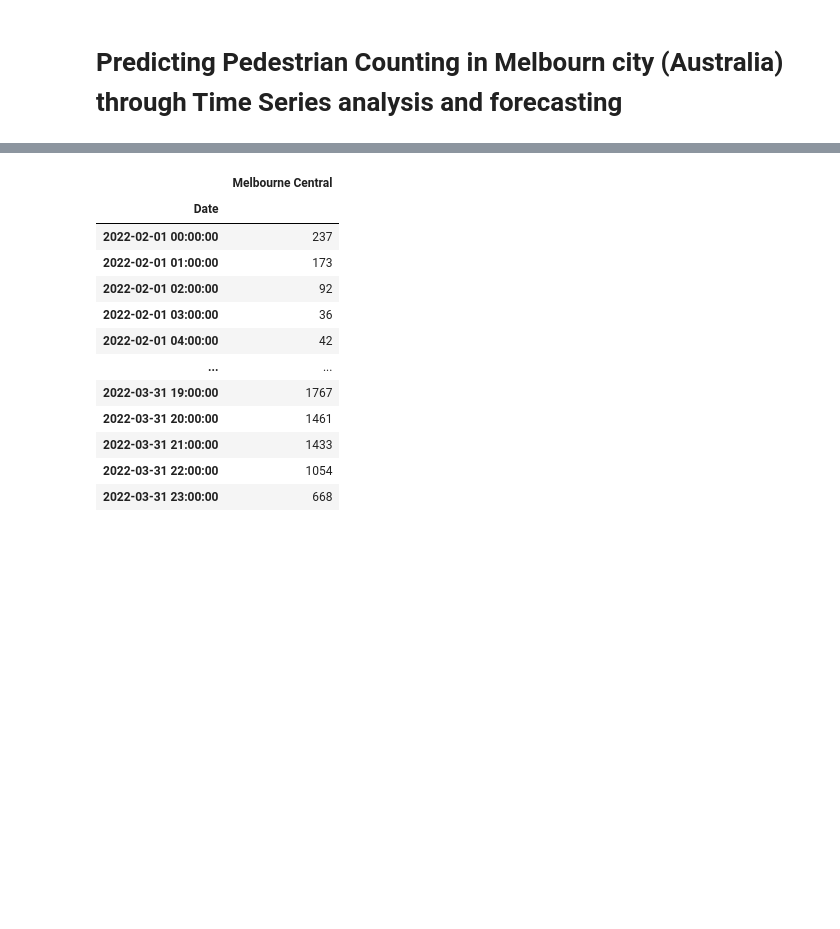
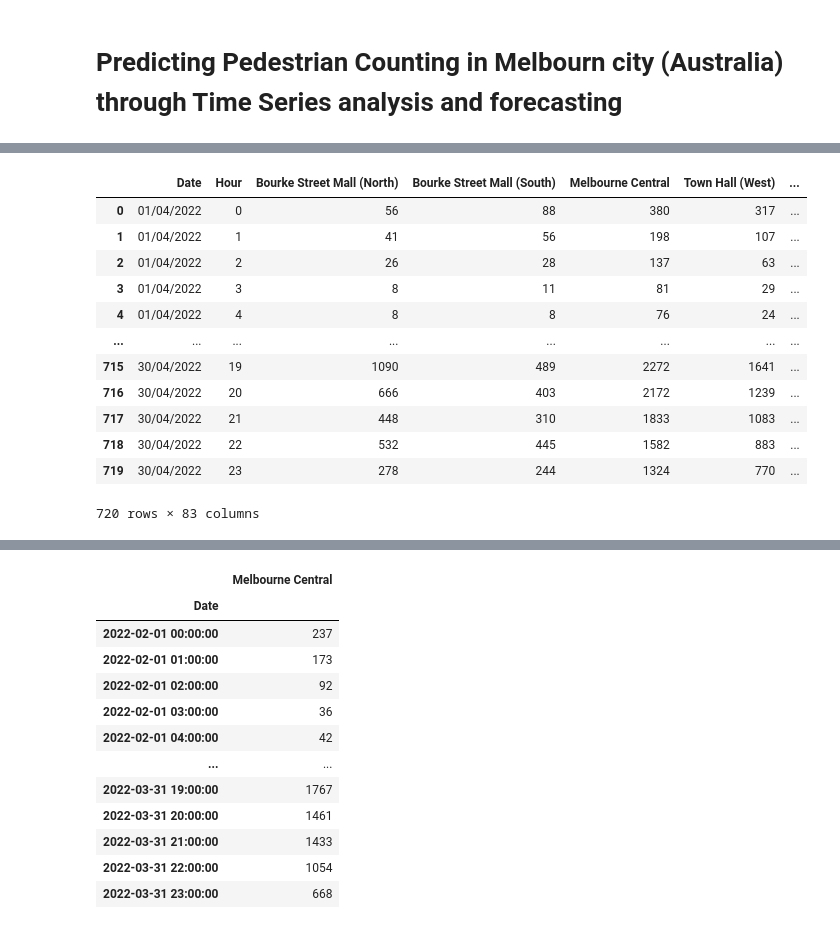
Before and after one commit to Megalodonte/BGHWSW, a Jupyter notebook: HWSWBG2/codes/monthly.ipynb, the cells around one changed output, grey strips where cells are left out. Saved outputs shown, nothing was run; the diff lists cells and outputs as text; code cells hidden in the pictures; blank space fills up the shorter version.

```diff
--- a/HWSWBG2/codes/monthly.ipynb
+++ b/HWSWBG2/codes/monthly.ipynb
@@ -14,0 +23,17 @@ from pmdarima.arima import auto_arima
+# %%
+df = pd.read_csv("..\\April_2022.csv")          # the month of April is taken as an example
+df
+# %% [output]
+|  | Date | Hour | Bourke Street Mall (North) | Bourke Street Mall (South) | Melbourne Central | Town Hall (West) | ... |
+| 0 | 01/04/2022 | 0 | 56 | 88 | 380 | 317 | ... |
+| 1 | 01/04/2022 | 1 | 41 | 56 | 198 | 107 | ... |
+| 2 | 01/04/2022 | 2 | 26 | 28 | 137 | 63 | ... |
+| 3 | 01/04/2022 | 3 | 8 | 11 | 81 | 29 | ... |
+| 4 | 01/04/2022 | 4 | 8 | 8 | 76 | 24 | ... |
+| ... | ... | ... | ... | ... | ... | ... | ... |
+| 715 | 30/04/2022 | 19 | 1090 | 489 | 2272 | 1641 | ... |
+| 716 | 30/04/2022 | 20 | 666 | 403 | 2172 | 1239 | ... |
+| 717 | 30/04/2022 | 21 | 448 | 310 | 1833 | 1083 | ... |
+| 718 | 30/04/2022 | 22 | 532 | 445 | 1582 | 883 | ... |
+| 719 | 30/04/2022 | 23 | 278 | 244 | 1324 | 770 | ... |
+720 rows × 83 columns
```
Also changed, not shown: parts of 19 cells of this notebook, 2 other files.
